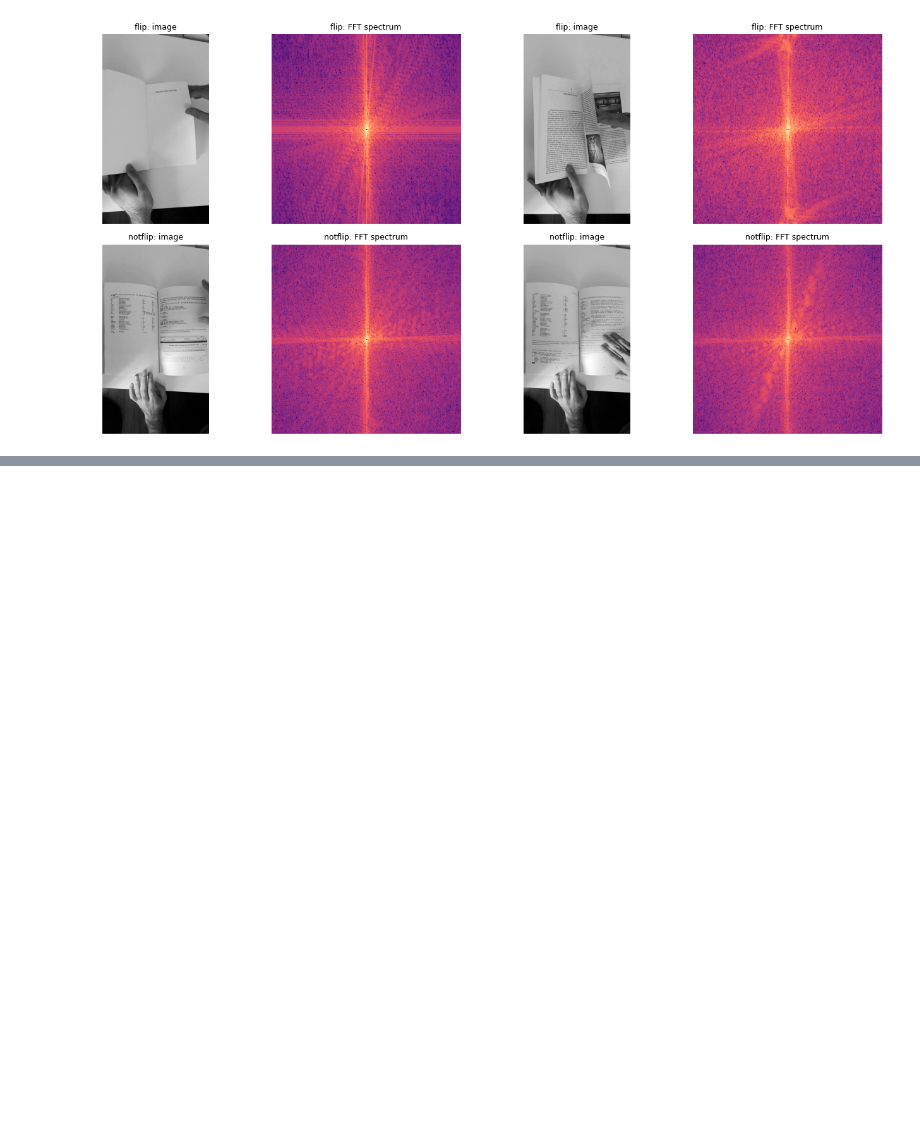
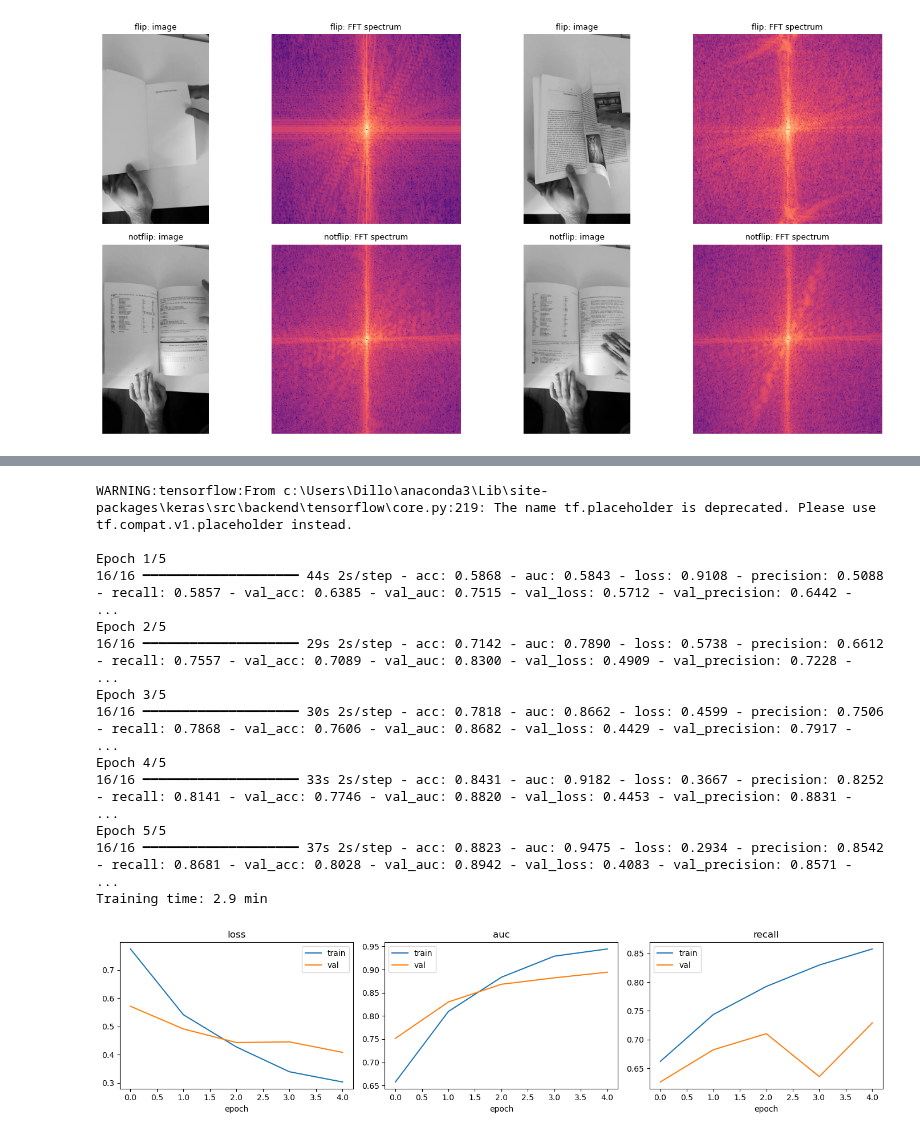
Before and after one commit to DillonR03/MonReader, a Jupyter notebook: MonReaderNotebook.ipynb, the cells around one changed output, grey strips where cells are left out. Saved outputs shown, nothing was run; the diff lists cells and outputs as text; code cells hidden in the pictures; blank space fills up the shorter version.

Commit message:
Branch Reinitiliased After Git Errors
RESNET Baseline added after EDA completed previously

```diff
--- a/MonReaderNotebook.ipynb
+++ b/MonReaderNotebook.ipynb
@@ -270,3 +270,17 @@ plt.tight_layout()
 plt.show()
 # %% [output]
 [figure]
+# %%
+print(df.split.value_counts())
+
+def assign_split(path_str):
+    parts = [p.lower() for p in Path(path_str).relative_to(DATA_ROOT).parts]
+    if any(p in {"train", "training"} for p in parts):
+        return "training"
+    if any(p in {"test", "testing"} for p in parts):
+        return "testing"
+    return "unknown"
+
+df["split"] = df.path.apply(assign_split)
+print(df.groupby(["split", "label"]).size().unstack(fill_value=0))
+assert (df.split == "unknown").sum() == 0, "Some images are unassigned, check your folder names"
@@ -272,0 +420,62 @@ plt.show()
+# %%
+t0 = time.time()
+
+# ResNet50 (ImageNet weights, frozen) + a small classification head
+inputs = keras.Input(shape=IMG_SIZE + (3,))
+x = layers.Lambda(preprocess_input, name="resnet_preprocess")(inputs)   # takes raw 0-255 RGB
+
+base = ResNet50(include_top=False, weights="imagenet", input_shape=IMG_SIZE + (3,))
+base.trainable = False
+x = base(x, training=False)
+
+x = layers.GlobalAveragePooling2D()(x)
+x = layers.Dropout(0.3)(x)
+outputs = layers.Dense(1, activation="sigmoid", dtype="float32")(x)
+model = keras.Model(inputs, outputs, name="resnet50_baseline")
+
+model.compile(
+    optimizer=keras.optimizers.Adam(1e-3),
+    loss="binary_crossentropy",
+    metrics=[keras.metrics.BinaryAccuracy(name="acc"),
+             keras.metrics.Precision(name="precision"),
+             keras.metrics.Recall(name="recall"),
+             keras.metrics.AUC(name="auc")],
+)
+
+# Balance the classes in case flip / notflip are uneven
+y_train = train_fast.label.map(LABEL_MAP).values
+cw = compute_class_weight("balanced", classes=np.array([0, 1]), y=y_train)
+class_weight = {0: cw[0], 1: cw[1]}
+
+history = model.fit(
+    train_ds,
+    validation_data=val_ds,
+    epochs=5,
+    class_weight=class_weight,
+    callbacks=[keras.callbacks.EarlyStopping(monitor="val_auc", mode="max",
+                                             patience=2, restore_best_weights=True)],
+)
+print(f"Training time: {(time.time() - t0) / 60:.1f} min")
+
+# Training curves
+fig, axes = plt.subplots(1, 3, figsize=(14, 3.5))
+for ax, k in zip(axes, ("loss", "auc", "recall")):
+    ax.plot(history.history[k], label="train")
+    ax.plot(history.history["val_" + k], label="val")
+    ax.set_title(k); ax.set_xlabel("epoch"); ax.legend()
+plt.tight_layout(); plt.show()
+# %% [output]
+WARNING:tensorflow:From c:\Users\Dillo\anaconda3\Lib\site-packages\keras\src\backend\tensorflow\core.py:219: The name tf.placeholder is deprecated. Please use tf.compat.v1.placeholder instead.
+
+Epoch 1/5
+16/16 ━━━━━━━━━━━━━━━━━━━━ 44s 2s/step - acc: 0.5868 - auc: 0.5843 - loss: 0.9108 - precision: 0.5088 - recall: 0.5857 - val_acc: 0.6385 - val_auc: 0.7515 - val_loss: 0.5712 - val_precision: 0.6442 -  ...
+Epoch 2/5
+16/16 ━━━━━━━━━━━━━━━━━━━━ 29s 2s/step - acc: 0.7142 - auc: 0.7890 - loss: 0.5738 - precision: 0.6612 - recall: 0.7557 - val_acc: 0.7089 - val_auc: 0.8300 - val_loss: 0.4909 - val_precision: 0.7228 -  ...
+Epoch 3/5
+16/16 ━━━━━━━━━━━━━━━━━━━━ 30s 2s/step - acc: 0.7818 - auc: 0.8662 - loss: 0.4599 - precision: 0.7506 - recall: 0.7868 - val_acc: 0.7606 - val_auc: 0.8682 - val_loss: 0.4429 - val_precision: 0.7917 -  ...
+Epoch 4/5
+16/16 ━━━━━━━━━━━━━━━━━━━━ 33s 2s/step - acc: 0.8431 - auc: 0.9182 - loss: 0.3667 - precision: 0.8252 - recall: 0.8141 - val_acc: 0.7746 - val_auc: 0.8820 - val_loss: 0.4453 - val_precision: 0.8831 -  ...
+Epoch 5/5
+16/16 ━━━━━━━━━━━━━━━━━━━━ 37s 2s/step - acc: 0.8823 - auc: 0.9475 - loss: 0.2934 - precision: 0.8542 - recall: 0.8681 - val_acc: 0.8028 - val_auc: 0.8942 - val_loss: 0.4083 - val_precision: 0.8571 -  ...
+Training time: 2.9 min
+[figure, added]
```
Also changed, not shown: parts of 5 cells of this notebook.
